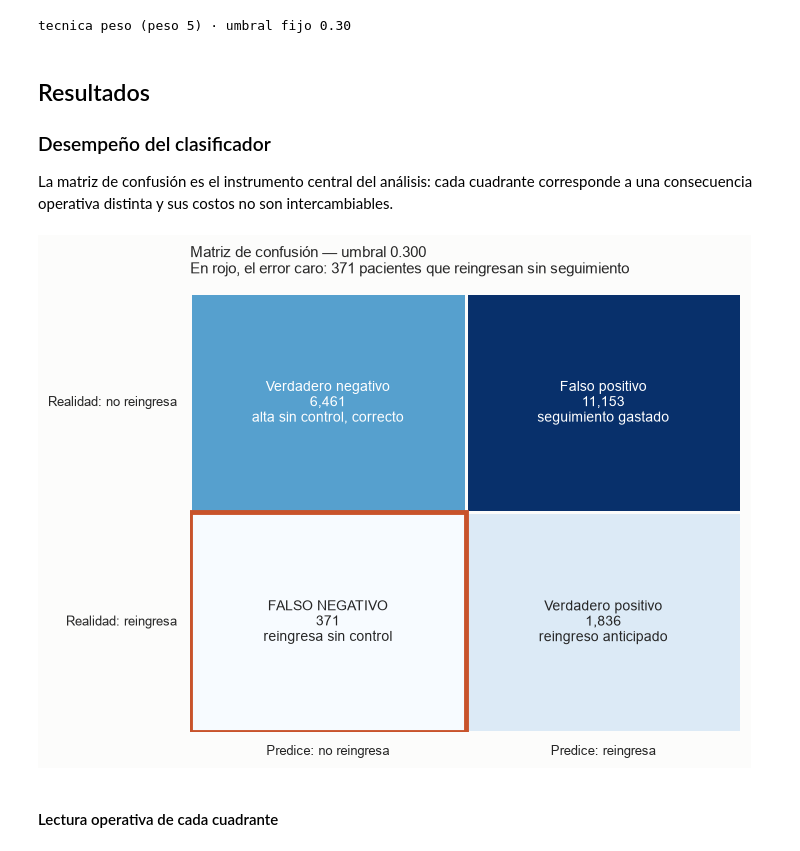
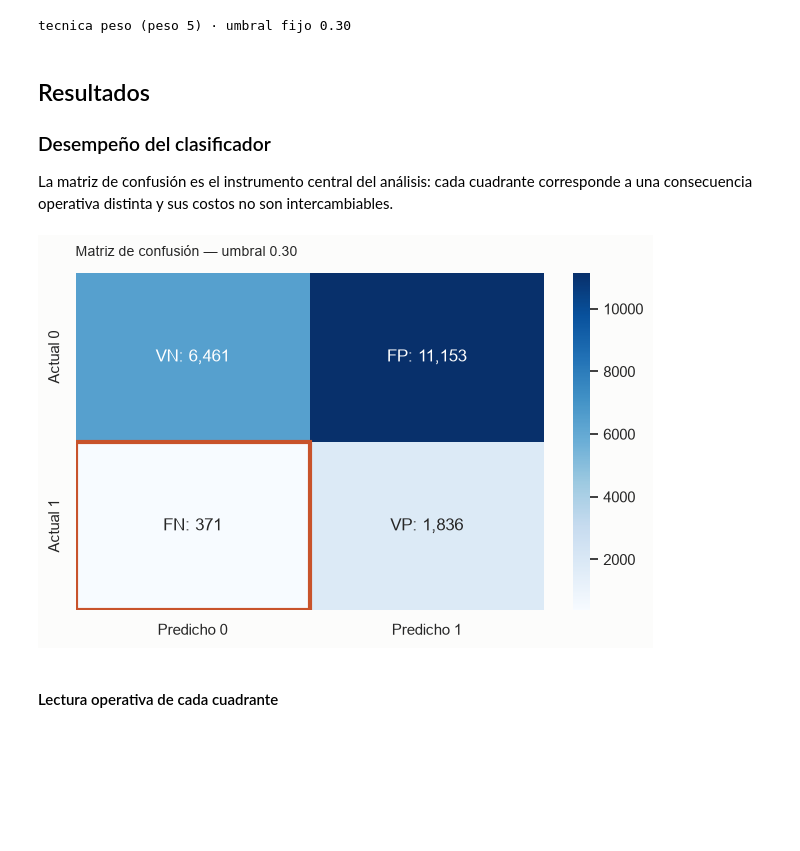
Before and after one commit to katterine2558/maia-pds-microproyecto-api, a Jupyter notebook: notebooks/modelos.ipynb, the cells around one changed output. Saved outputs shown, nothing was run; the diff lists cells and outputs as text; code cells hidden in the pictures; blank space fills up the shorter version.

Commit message:
docs(notebook): matriz de confusion con etiquetas por casilla

```diff
--- a/notebooks/modelos.ipynb
+++ b/notebooks/modelos.ipynb
@@ -215,45 +215,40 @@ y_predicho = (probabilidades >= umbral).astype(int)
 print(f"tecnica {TECNICA} (peso {PESO_POSITIVO}) · umbral fijo {umbral:.2f}")
 # %% [output]
 tecnica peso (peso 5) · umbral fijo 0.30
-# %% [markdown]
-## Resultados
-
-### Desempeño del clasificador
-
-La matriz de confusión es el instrumento central del análisis: cada cuadrante corresponde a una
-consecuencia operativa distinta y sus costos no son intercambiables.
+# %% [markdown]
+## Resultados
+
+### Desempeño del clasificador
+
+La matriz de confusión es el instrumento central del análisis: cada cuadrante corresponde a una
+consecuencia operativa distinta y sus costos no son intercambiables.
 # %%
+from sklearn.metrics import confusion_matrix
+
 resultados = met.evaluar(y_eva, probabilidades, umbral)
 conteos = met.matriz_confusion(y_eva, y_predicho)
-
 vp, fp = conteos["verdaderos_positivos"], conteos["falsos_positivos"]
 fn, vn = conteos["falsos_negativos"], conteos["verdaderos_negativos"]
 
-m = np.array([[vn, fp], [fn, vp]])
-etiquetas = np.array([
-    [f"Verdadero negativo\n{vn:,}\nalta sin control, correcto",
-     f"Falso positivo\n{fp:,}\nseguimiento gastado"],
-    [f"FALSO NEGATIVO\n{fn:,}\nreingresa sin control",
-     f"Verdadero positivo\n{vp:,}\nreingreso anticipado"],
-]).astype(str)
+cm = confusion_matrix(y_eva, y_predicho)
+cm_df = pd.DataFrame(cm, index=["Actual 0", "Actual 1"],
+                     columns=["Predicho 0", "Predicho 1"])
 
-fig, ax = plt.subplots(figsize=(7.2, 5.4))
-sns.heatmap(m, annot=etiquetas, fmt="", cmap="Blues", cbar=False,
-            linewidths=2, linecolor=SUPERFICIE,
-            annot_kws={"fontsize": 10}, ax=ax)
+etiquetas = np.array([[f"VN: {vn:,}", f"FP: {fp:,}"],
+                      [f"FN: {fn:,}", f"VP: {vp:,}"]]).astype(str)
 
-# El cuadrante del error caro se resalta en rojo.
-ax.add_patch(plt.Rectangle((0, 1), 1, 1, fill=False, edgecolor=ALERTA, linewidth=3.5))
+plt.figure(figsize=(6.4, 4.2))
+ax = sns.heatmap(cm_df, annot=etiquetas, fmt="", cmap="Blues",
+                 annot_kws={"fontsize": 12})
 
-ax.set_xticklabels(["Predice: no reingresa", "Predice: reingresa"], fontsize=9.5)
-ax.set_yticklabels(["Realidad: no reingresa", "Realidad: reingresa"], fontsize=9.5, rotation=0)
-ax.set_title(f"Matriz de confusión — umbral {umbral:.3f}\n"
-             f"En rojo, el error caro: {fn:,} pacientes que reingresan sin seguimiento",
-             loc="left", pad=14, fontsize=10.5)
-fig.tight_layout()
+# El falso negativo es el error caro: se resalta su casilla.
+ax.add_patch(plt.Rectangle((0, 1), 1, 1, fill=False, edgecolor=ALERTA, linewidth=3))
+
+ax.set_title(f"Matriz de confusión — umbral {umbral:.2f}", loc="left", pad=12)
+plt.tight_layout()
 plt.show()
 # %% [output]
-[figure, old version]
+[figure, new version]
 # %% [markdown]
 #### Lectura operativa de cada cuadrante
 # %%
```
Also changed, not shown: parts of 11 cells of this notebook.
